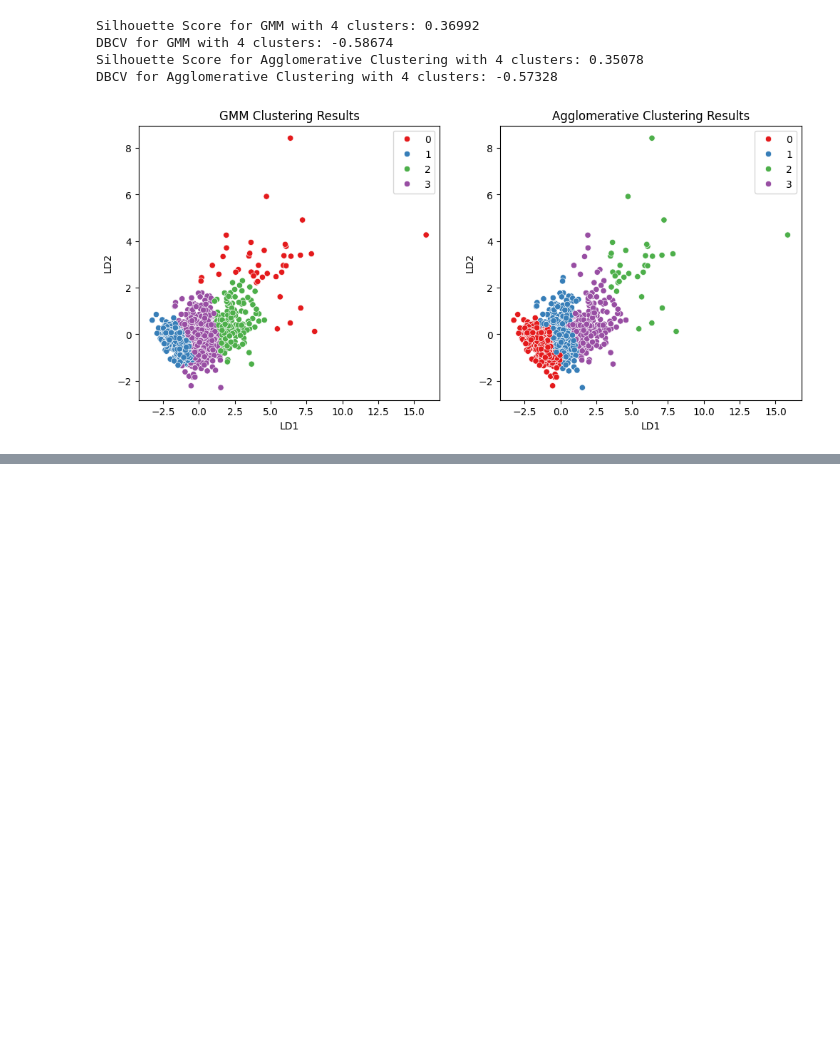
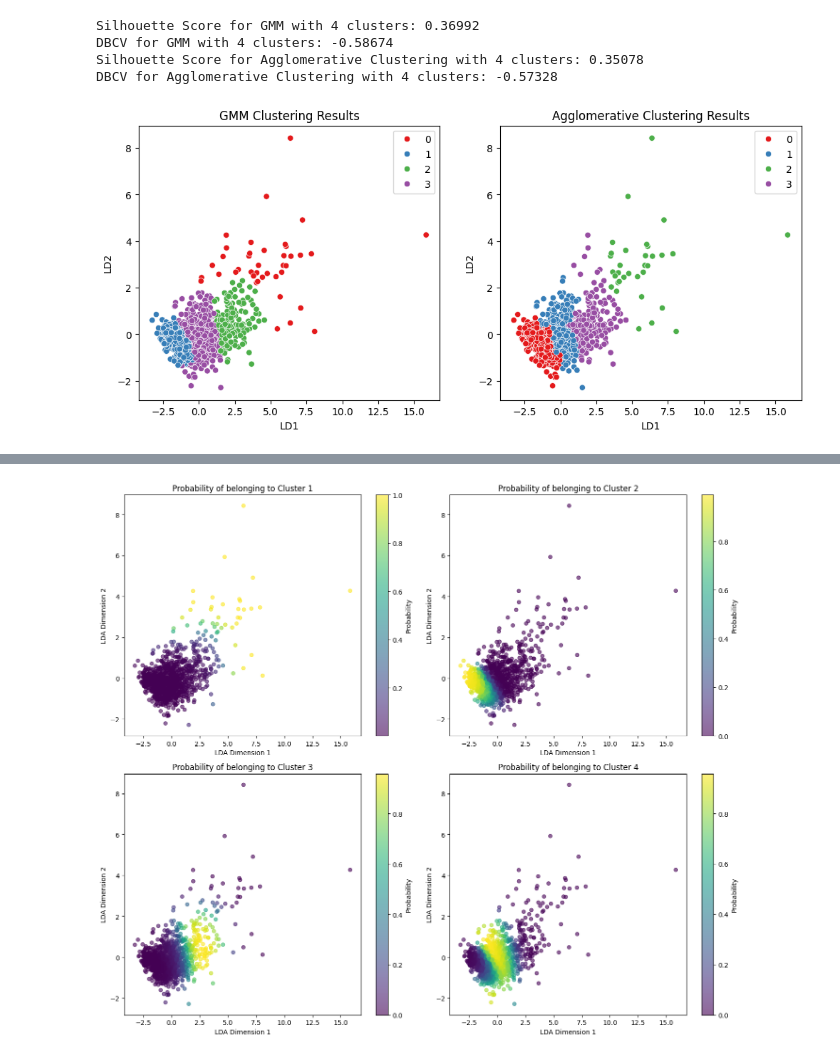
Before and after one commit to Dr-Vphuc/Ground_Water_Classifier, a Jupyter notebook: notebook/e_clustering.ipynb, the cells around one changed output, grey strips where cells are left out. Drawn from its saved outputs; the diff is of its cells as text; code cells hidden in the pictures; blank space fills up the shorter version.

```diff
--- a/notebook/e_clustering.ipynb
+++ b/notebook/e_clustering.ipynb
@@ -65,0 +281,17 @@ DBCV for Agglomerative Clustering with 4 clusters: -0.57328
+# %%
+# Display probability matrix - each row is a data point, each column is probability for a cluster
+probabilities = gmm.z
+
+print(f"Probability matrix shape: {probabilities.shape}")
+print(f"Each row sums to 1.0: {np.allclose(probabilities.sum(axis=1), 1.0)}")
+print("\nFirst 10 data points - probabilities of belonging to each cluster:")
+print(probabilities[:10])
+
+# Create a DataFrame for better visualization
+prob_df = pd.DataFrame(
+    probabilities,
+    columns=[f'Cluster_{i+1}_Prob' for i in range(4)]
+)
+prob_df['Most_Likely_Cluster'] = prob_df.values.argmax(axis=1) + 1
+print("\nProbability DataFrame (first 10 rows):")
+print(prob_df.head(10))
@@ -65,0 +316,20 @@ DBCV for Agglomerative Clustering with 4 clusters: -0.57328
+# %%
+# Visualize probability distribution
+fig, axes = plt.subplots(2, 2, figsize=(14, 12))
+
+for i in range(4):
+    ax = axes[i // 2, i % 2]
+    scatter = ax.scatter(X_4_np[:, 0], X_4_np[:, 1],
+                        c=probabilities[:, i],
+                        cmap='viridis',
+                        s=30,
+                        alpha=0.6)
+    ax.set_title(f'Probability of belonging to Cluster {i+1}')
+    ax.set_xlabel('LDA Dimension 1')
+    ax.set_ylabel('LDA Dimension 2')
+    plt.colorbar(scatter, ax=ax, label='Probability')
+
+plt.tight_layout()
+plt.show()
+# %% [output]
+[figure, added]
```
Also changed, not shown: parts of 11 cells of this notebook.
